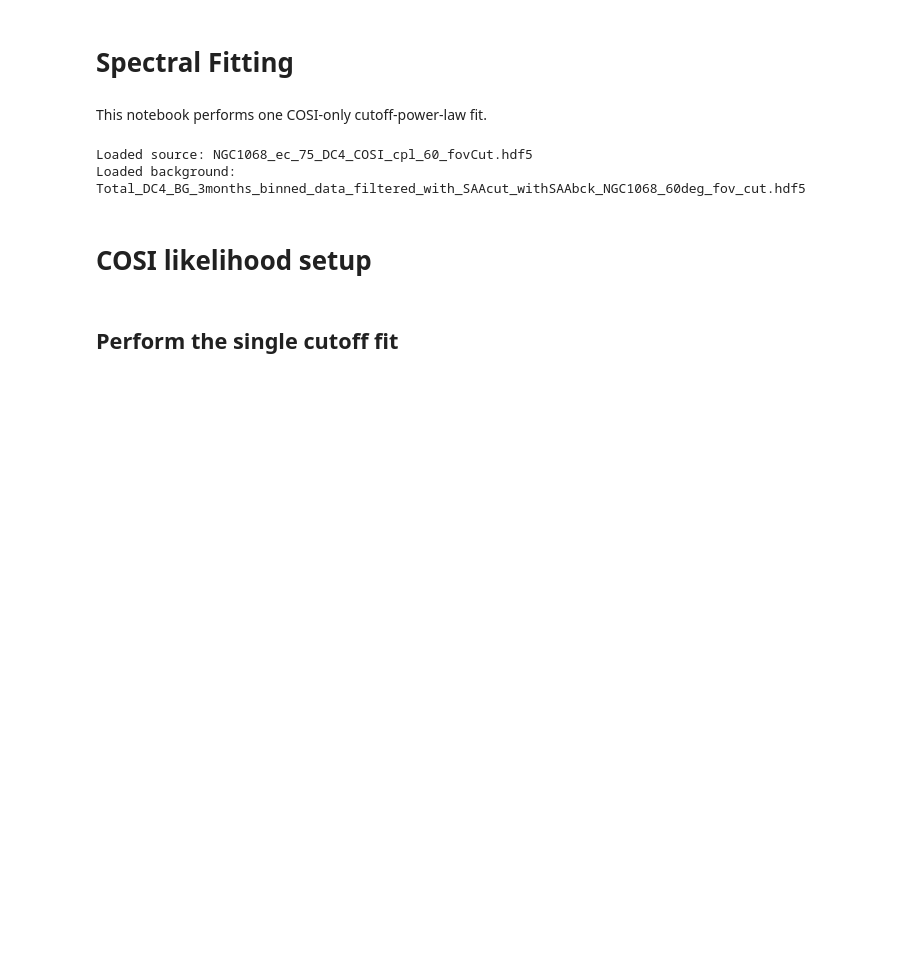
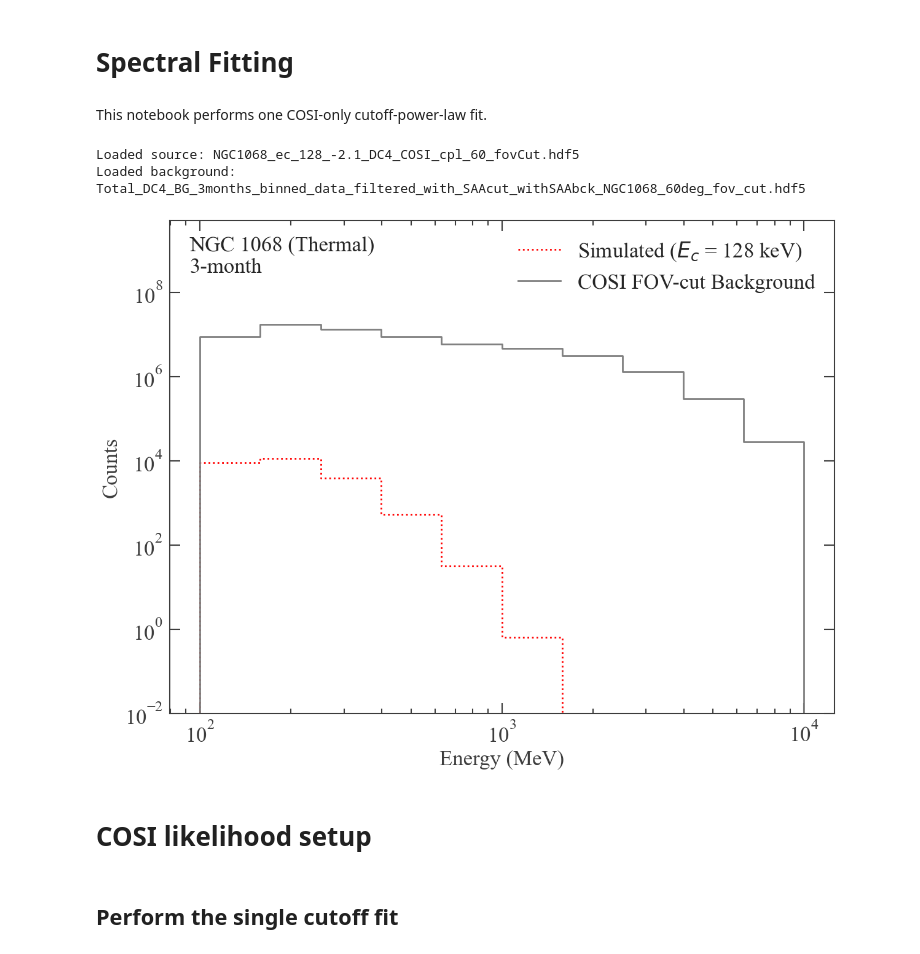
Before and after one commit to parshadkp/cosipy, a Jupyter notebook: docs/tutorials/spectral_fits/continuum_fit/AGN/NGC1068_Paper_Plots_TH.ipynb, the cells around one changed output. Drawn from its saved outputs; the diff is of its cells as text; code cells hidden in the pictures; blank space fills up the shorter version.

```diff
--- a/docs/tutorials/spectral_fits/continuum_fit/AGN/NGC1068_Paper_Plots_TH.ipynb
+++ b/docs/tutorials/spectral_fits/continuum_fit/AGN/NGC1068_Paper_Plots_TH.ipynb
@@ -134,7 +151,7 @@ This notebook performs one COSI-only cutoff-power-law fit.
 source_file = (
     data_path
     / "AGN_Data/GammaRay/Paper_Models"
-    / f"NGC1068_ec_{cutoff_keV}_DC4_COSI_cpl_60_fovCut.hdf5"
+    / "NGC1068_ec_128_-2.1_DC4_COSI_cpl_60_fovCut.hdf5"
 )
 background_file = Path(
     "/Users/parshadkp/Library/CloudStorage/OneDrive-ClemsonUniversity/"
@@ -163,7 +180,7 @@ ngc1068_data_hist = ngc1068_source_hist + bkg
 print(f"Loaded source: {source_file.name}")
 print(f"Loaded background: {background_file.name}")
 # %% [output]
-Loaded source: NGC1068_ec_75_DC4_COSI_cpl_60_fovCut.hdf5
+Loaded source: NGC1068_ec_128_-2.1_DC4_COSI_cpl_60_fovCut.hdf5
 Loaded background: Total_DC4_BG_3months_binned_data_filtered_with_SAAcut_withSAAbck_NGC1068_60deg_fov_cut.hdf5
 # %%
 FONT_SIZE = 25
@@ -183,43 +200,44 @@ ax.xaxis.set_tick_params(which='major', size=12, width=1.5, direction='in', top=
 ax.xaxis.set_tick_params(which='minor', size=6, width=1.5, direction='in', top=True, pad=8)
 ax.yaxis.set_tick_params(which='major', size=12, width=1.5, direction='in', right=True, pad=8, labelsize=FONT_SIZE)
 ax.yaxis.set_tick_params(which='minor', size=6, width=1.5, direction='in', right=True, pad=8)
 
 ax.spines['right'].set_visible(True)
 ax.spines['top'].set_visible(True)
 
-ngc1068_source_hist.project("Em").draw(
-    ax,
-    label=fr"Simulated NGC 1068 ($E_c$ = {cutoff_keV} keV)",
+draw_energy_hist_mev(ngc1068_source_hist, ax,
+    label=fr"Simulated ($E_c$ = {cutoff_keV} keV)",
     color="red",
     linestyle="dotted",
 )
-bkg.project("Em").draw(ax, label="COSI time-cut background", color="grey")
+draw_energy_hist_mev(bkg, ax, label="COSI FOV-cut Background", color="grey")
 
 ax.text(
-    0.02,
-    0.98,
-    f"NGC 1068 (Cpl)\n{exposure_1068}-month",
+    0.03,
+    0.97,
+    f"NGC 1068 (Thermal)\n{exposure_1068}-month",
     transform=ax.transAxes,
     ha='left',
     va='top',
     fontsize=FONT_SIZE,
     fontweight='550',
 )
 
 ax.set_yscale("log")
 ax.set_xscale("log")
 ax.set_ylabel("Counts", fontsize=FONT_SIZE)
-ax.set_ylim(1e-2, 5e8)
-# ax.xaxis.set_major_locator(mticker.FixedLocator([200, 1000, 5000]))
+ax.set_ylim(1e-2, 5e9)
+# ax.xaxis.set_major_locator(mticker.FixedLocator([0.2, 1, 5]))
 # ax.xaxis.set_major_formatter(mticker.FixedFormatter(["0.2", "1.0", "5.0"]))
 ax.set_xlabel("Energy (MeV)", fontsize=FONT_SIZE)
 ax.legend(fontsize=FONT_SIZE, loc='upper right', frameon=False)
 
 save_path = (
     "/Users/parshadkp/Library/CloudStorage/OneDrive-ClemsonUniversity/"
-    f"Papers/AGN_Corona_EC/Plots/NGC1068_Cpl_Counts_{cutoff_keV}_{exposure_1068}Months.pdf"
+    f"Papers/AGN_Corona_EC_Overleaf/Plots/NGC1068_Cpl_Counts_{cutoff_keV}_{exposure_1068}Months.pdf"
 )
 # plt.savefig(save_path)
+# %% [output]
+[figure, added]
 # %% [markdown]
 # COSI likelihood setup
 # %% [markdown]
```
Also changed, not shown: parts of 15 cells of this notebook, 22 other files.
